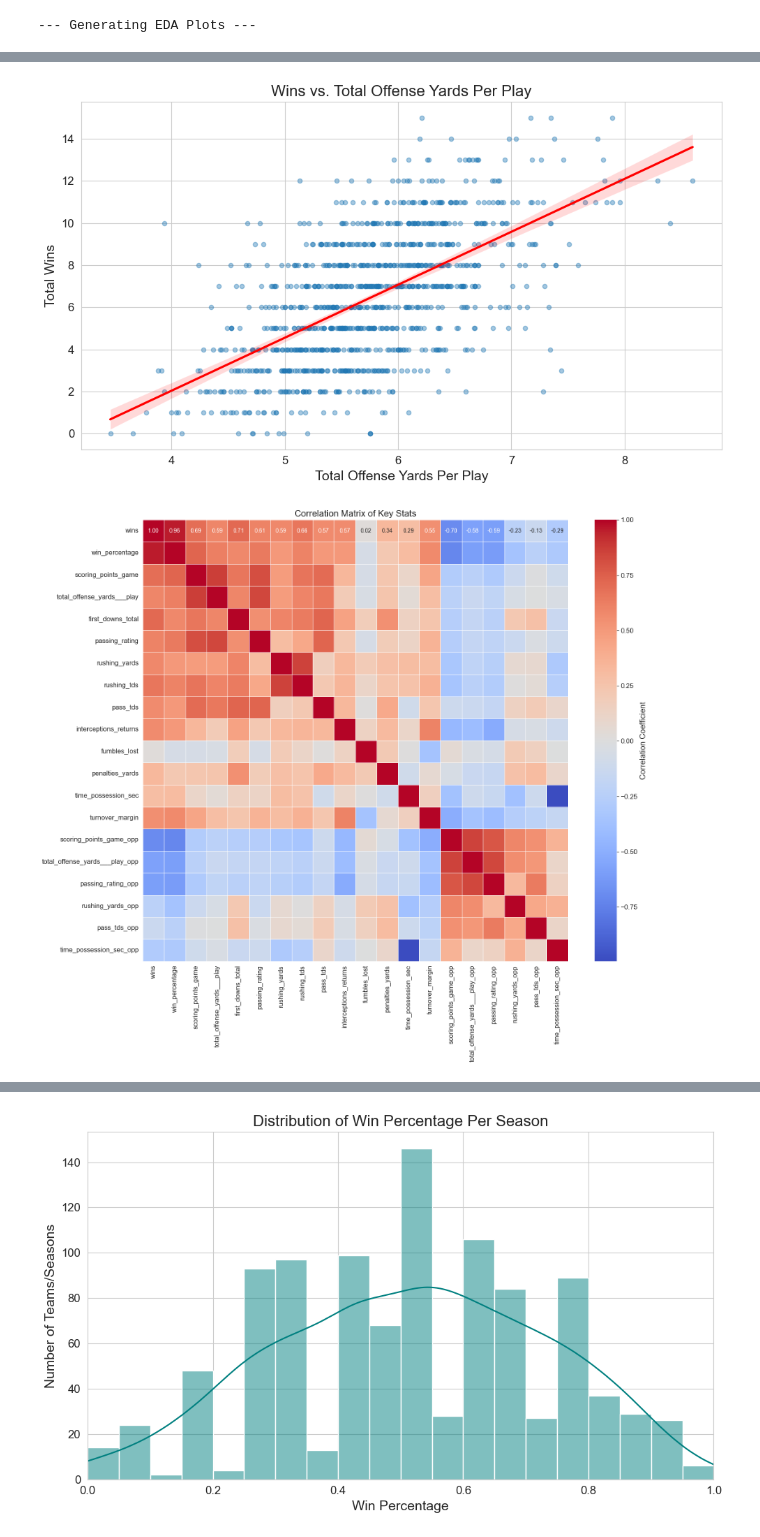
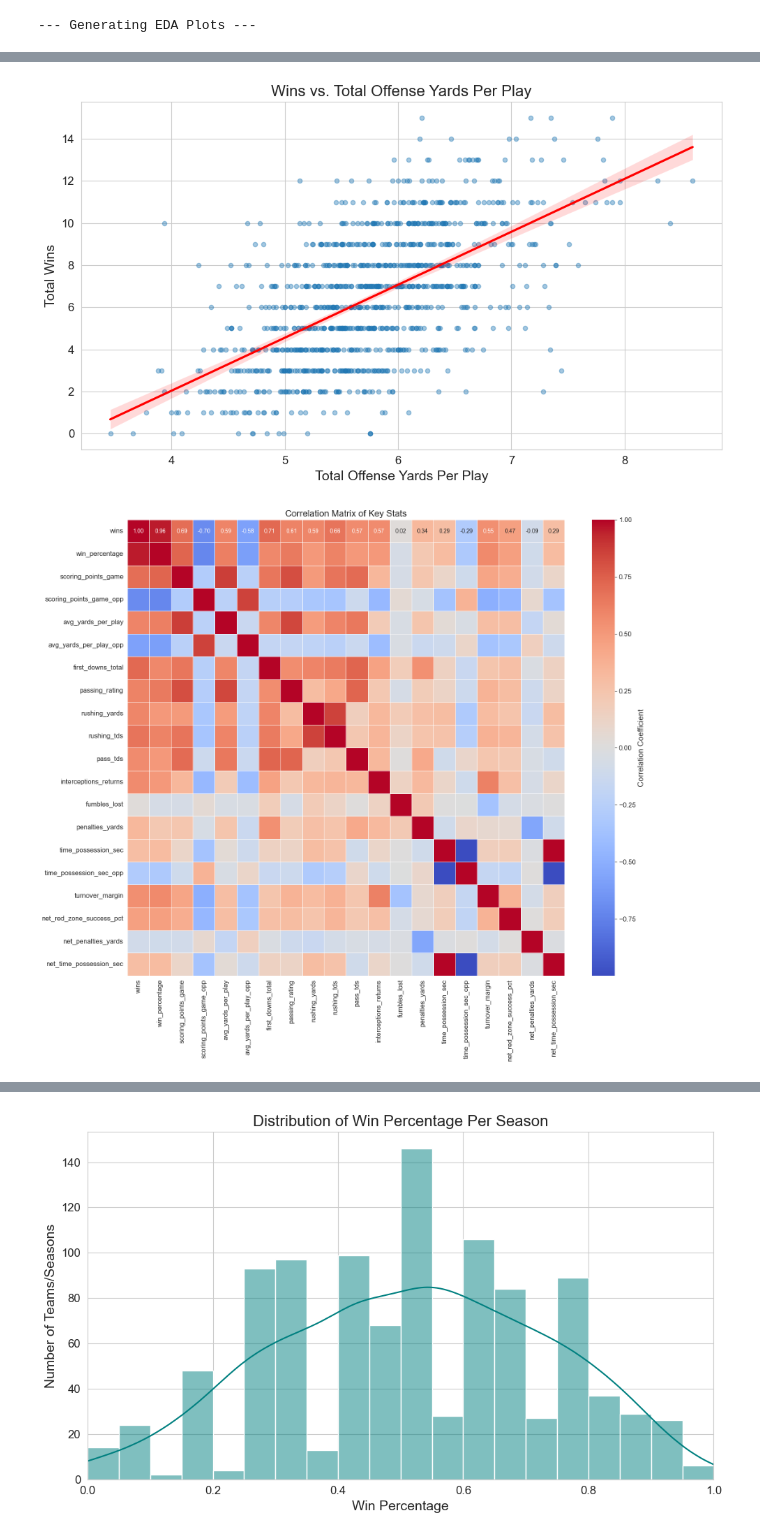
Before and after one commit to mixedethan/predicting-cfb-wins-2025, a Jupyter notebook: cfb_eda.ipynb, the cells around one changed output, grey strips where cells are left out. Cells and saved outputs as stored; diff of their text form; code cells hidden in the pictures.

```diff
--- a/cfb_eda.ipynb
+++ b/cfb_eda.ipynb
@@ -67,7 +67,7 @@ if df is not None:
 
     # 2. Wins vs. Total Offense Yards Per Play (w/ regression)
     plt.figure()
-    sb.regplot(x='total_offense_yards___play', y='wins', data=df,
+    sb.regplot(x='avg_yards_per_play', y='wins', data=df,
             scatter_kws={'alpha':0.4, 's':20}, line_kws={'color':'red'})
     plt.title('Wins vs. Total Offense Yards Per Play')
     plt.xlabel('Total Offense Yards Per Play')
@@ -78,48 +78,49 @@ if df is not None:
     # 3. Correlation Matrix (w/ heatmap)
     # stats important to the exploratory analysis
     correlation_cols = [
-        'wins', 'win_percentage', 'scoring_points_game', 'total_offense_yards___play',
-        'first_downs_total', 'passing_rating', 'rushing_yards', 'rushing_tds',
-        'pass_tds', 'interceptions_returns', 'fumbles_lost', 'penalties_yards',
-        'redzone_efficiency', 'time_possession_sec', 'turnover_margin',
-        'scoring_points_game_opp', 'total_offense_yards___play_opp',
-        'passing_rating_opp', 'rushing_yards_opp', 'pass_tds_opp',
-        'redzone_efficiency_opp', 'time_possession_sec_opp'
-    ]
+    'wins', 'win_percentage', 'scoring_points_game', 'scoring_points_game_opp',
+    'avg_yards_per_play', 'avg_yards_per_play_opp',
+    'first_downs_total', 'passing_rating', 'rushing_yards', 'rushing_tds',
+    'pass_tds', 'interceptions_returns', 'fumbles_lost', 'penalties_yards',
+    'redzone_efficiency', 'redzone_efficiency_opp', 'time_possession_sec',
+    'time_possession_sec_opp', 'turnover_margin','net_points_game',
+    'net_offense_yards_per_play','net_red_zone_success_pct','net_penalties_yards',
+    'net_time_possession_sec'
+]
 
     # only use the numeric columns (essentially all except team names)
     numeric_df_cols = df.select_dtypes(include=np.number).columns.tolist()
     existing_correlation_cols = [col for col in correlation_cols if col in numeric_df_cols]
 
     if existing_correlation_cols:
         plt.figure(figsize=(16, 14))
         corr_matrix = df[existing_correlation_cols].corr()
         sb.heatmap(corr_matrix, annot=True, cmap='coolwarm', fmt=".2f",
                 linewidths=.5, cbar_kws={'label': 'Correlation Coefficient'})
         plt.title('Correlation Matrix of Key Stats')
         plt.tight_layout()
         plt.show()
     else:
         print("Not enough columns or columns don't exist.")
 
 
     # 4. Distribution of Wins Per Season
     plt.figure()
     sb.histplot(df['wins'], bins=range(0, 15), kde=True, color='skyblue')
     plt.title('Distribution of Wins Per Season (For All Years)')
     plt.xlabel('Number of Wins')
     plt.ylabel('Number of Teams/Seasons')
     plt.xticks(range(0, 15))
     plt.tight_layout()
     plt.show()
 
 else:
     print("DataFrame not loaded.")
 # %% [output]
 --- Generating EDA Plots ---
 [figure]
 [figure]
-[figure, old version]
+[figure, new version]
 [figure]
 # %%
 
```
Also changed, not shown: parts of 2 cells of this notebook.
